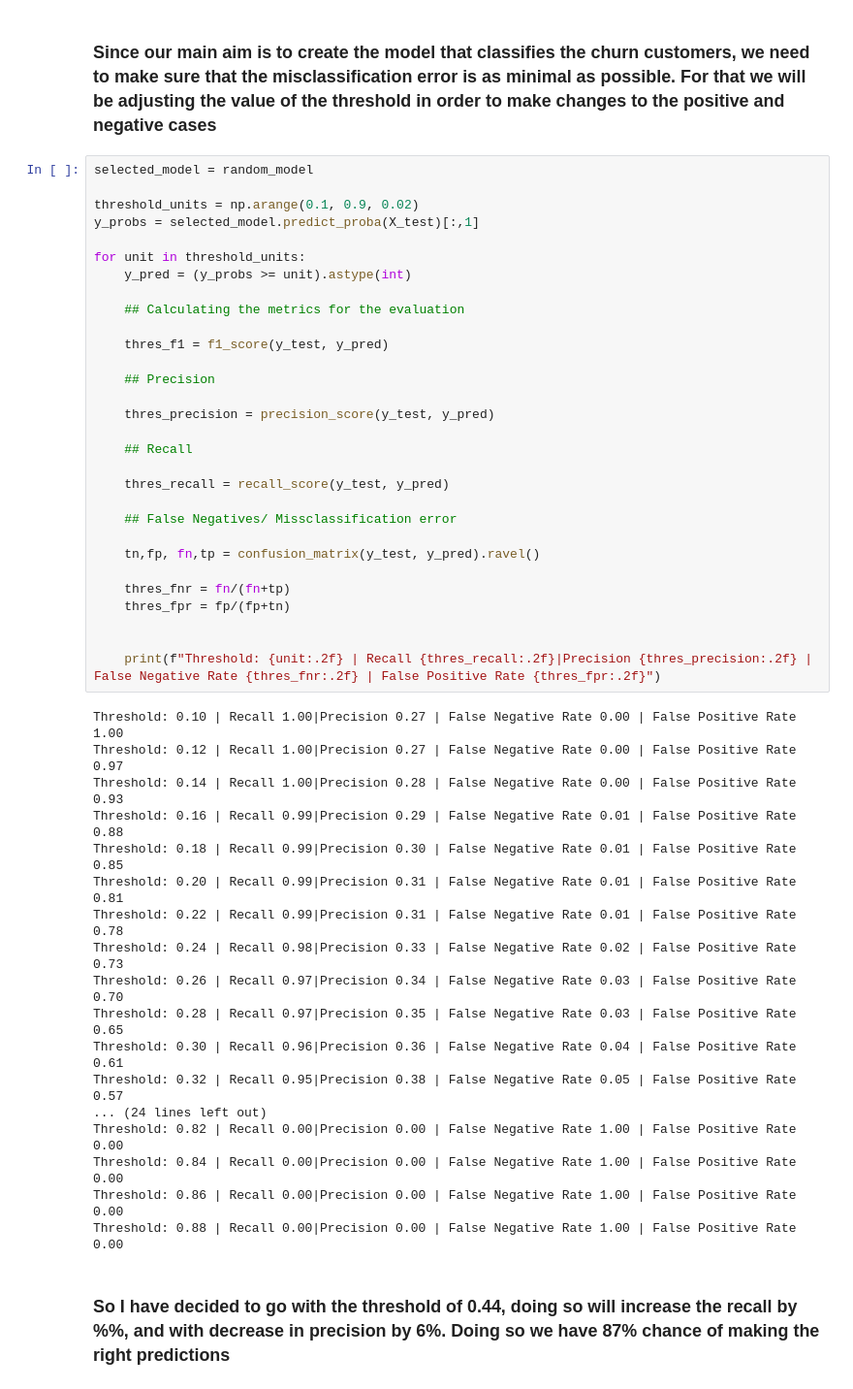
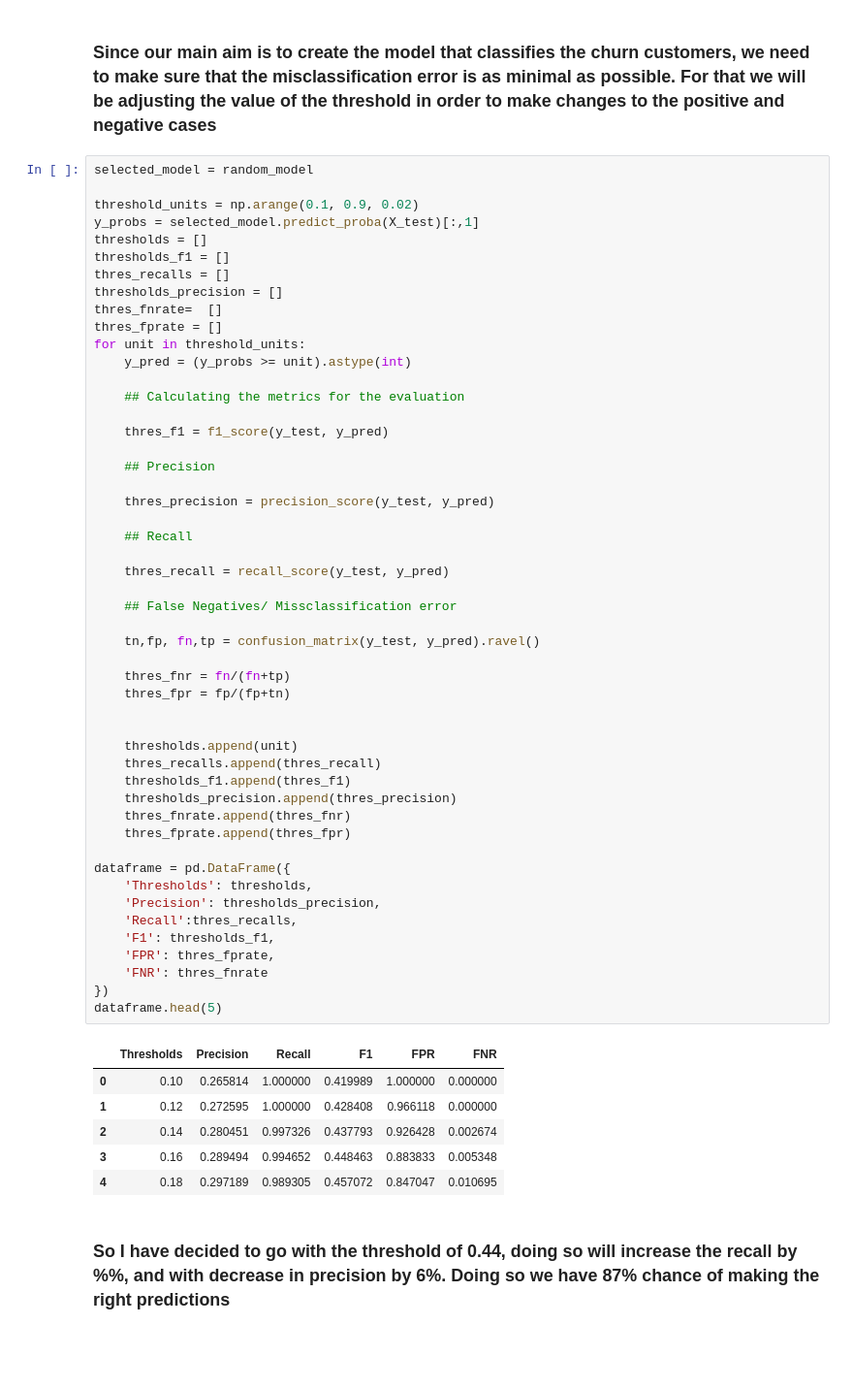
Before and after one commit to suzaladhikari/customer_churn-, a Jupyter notebook: Model Preparation/model.ipynb, the cells around one changed output. Shown at 97% size. Cells and saved outputs as stored; diff of their text form; blank space fills up the shorter version.

Commit message:
craeated the dataframe of threshold tuning

```diff
--- a/Model Preparation/model.ipynb
+++ b/Model Preparation/model.ipynb
@@ -653,51 +647,60 @@ metrics_plotting('models', 'fnr', model_performance, 'FNR of the model', 'Models
 # %%
 selected_model = random_model
 
 threshold_units = np.arange(0.1, 0.9, 0.02)
 y_probs = selected_model.predict_proba(X_test)[:,1]
-
+thresholds = []
+thresholds_f1 = []
+thres_recalls = []
+thresholds_precision = []
+thres_fnrate=  []
+thres_fprate = []
 for unit in threshold_units:
     y_pred = (y_probs >= unit).astype(int)
 
     ## Calculating the metrics for the evaluation
 
     thres_f1 = f1_score(y_test, y_pred)
 
     ## Precision
 
     thres_precision = precision_score(y_test, y_pred)
 
     ## Recall
 
     thres_recall = recall_score(y_test, y_pred)
 
     ## False Negatives/ Missclassification error
 
     tn,fp, fn,tp = confusion_matrix(y_test, y_pred).ravel()
 
     thres_fnr = fn/(fn+tp)
     thres_fpr = fp/(fp+tn)
 
 
-    print(f"Threshold: {unit:.2f} | Recall {thres_recall:.2f}|Precision {thres_precision:.2f} | False Negative Rate {thres_fnr:.2f} | False Positive Rate {thres_fpr:.2f}")
+    thresholds.append(unit)
+    thres_recalls.append(thres_recall)
+    thresholds_f1.append(thres_f1)
+    thresholds_precision.append(thres_precision)
+    thres_fnrate.append(thres_fnr)
+    thres_fprate.append(thres_fpr)
+
+dataframe = pd.DataFrame({
+    'Thresholds': thresholds,
+    'Precision': thresholds_precision,
+    'Recall':thres_recalls,
+    'F1': thresholds_f1,
+    'FPR': thres_fprate,
+    'FNR': thres_fnrate
+})
+dataframe.head(5)
 # %% [output]
-Threshold: 0.10 | Recall 1.00|Precision 0.27 | False Negative Rate 0.00 | False Positive Rate 1.00
-Threshold: 0.12 | Recall 1.00|Precision 0.27 | False Negative Rate 0.00 | False Positive Rate 0.97
-Threshold: 0.14 | Recall 1.00|Precision 0.28 | False Negative Rate 0.00 | False Positive Rate 0.93
-Threshold: 0.16 | Recall 0.99|Precision 0.29 | False Negative Rate 0.01 | False Positive Rate 0.88
-Threshold: 0.18 | Recall 0.99|Precision 0.30 | False Negative Rate 0.01 | False Positive Rate 0.85
-Threshold: 0.20 | Recall 0.99|Precision 0.31 | False Negative Rate 0.01 | False Positive Rate 0.81
-Threshold: 0.22 | Recall 0.99|Precision 0.31 | False Negative Rate 0.01 | False Positive Rate 0.78
-Threshold: 0.24 | Recall 0.98|Precision 0.33 | False Negative Rate 0.02 | False Positive Rate 0.73
-Threshold: 0.26 | Recall 0.97|Precision 0.34 | False Negative Rate 0.03 | False Positive Rate 0.70
-Threshold: 0.28 | Recall 0.97|Precision 0.35 | False Negative Rate 0.03 | False Positive Rate 0.65
-Threshold: 0.30 | Recall 0.96|Precision 0.36 | False Negative Rate 0.04 | False Positive Rate 0.61
-Threshold: 0.32 | Recall 0.95|Precision 0.38 | False Negative Rate 0.05 | False Positive Rate 0.57
-... (24 lines left out)
-Threshold: 0.82 | Recall 0.00|Precision 0.00 | False Negative Rate 1.00 | False Positive Rate 0.00
-Threshold: 0.84 | Recall 0.00|Precision 0.00 | False Negative Rate 1.00 | False Positive Rate 0.00
-Threshold: 0.86 | Recall 0.00|Precision 0.00 | False Negative Rate 1.00 | False Positive Rate 0.00
-Threshold: 0.88 | Recall 0.00|Precision 0.00 | False Negative Rate 1.00 | False Positive Rate 0.00
+|  | Thresholds | Precision | Recall | F1 | FPR | FNR |
+| 0 | 0.10 | 0.265814 | 1.000000 | 0.419989 | 1.000000 | 0.000000 |
+| 1 | 0.12 | 0.272595 | 1.000000 | 0.428408 | 0.966118 | 0.000000 |
+| 2 | 0.14 | 0.280451 | 0.997326 | 0.437793 | 0.926428 | 0.002674 |
+| 3 | 0.16 | 0.289494 | 0.994652 | 0.448463 | 0.883833 | 0.005348 |
+| 4 | 0.18 | 0.297189 | 0.989305 | 0.457072 | 0.847047 | 0.010695 |
 # %% [markdown]
 ### So I have decided to go with the threshold of 0.44, doing so will increase the recall by %%, and with decrease in precision by 6%. Doing so we have 87% chance of making the right predictions
 # %%
```
Also changed, not shown: parts of 6 cells of this notebook.
